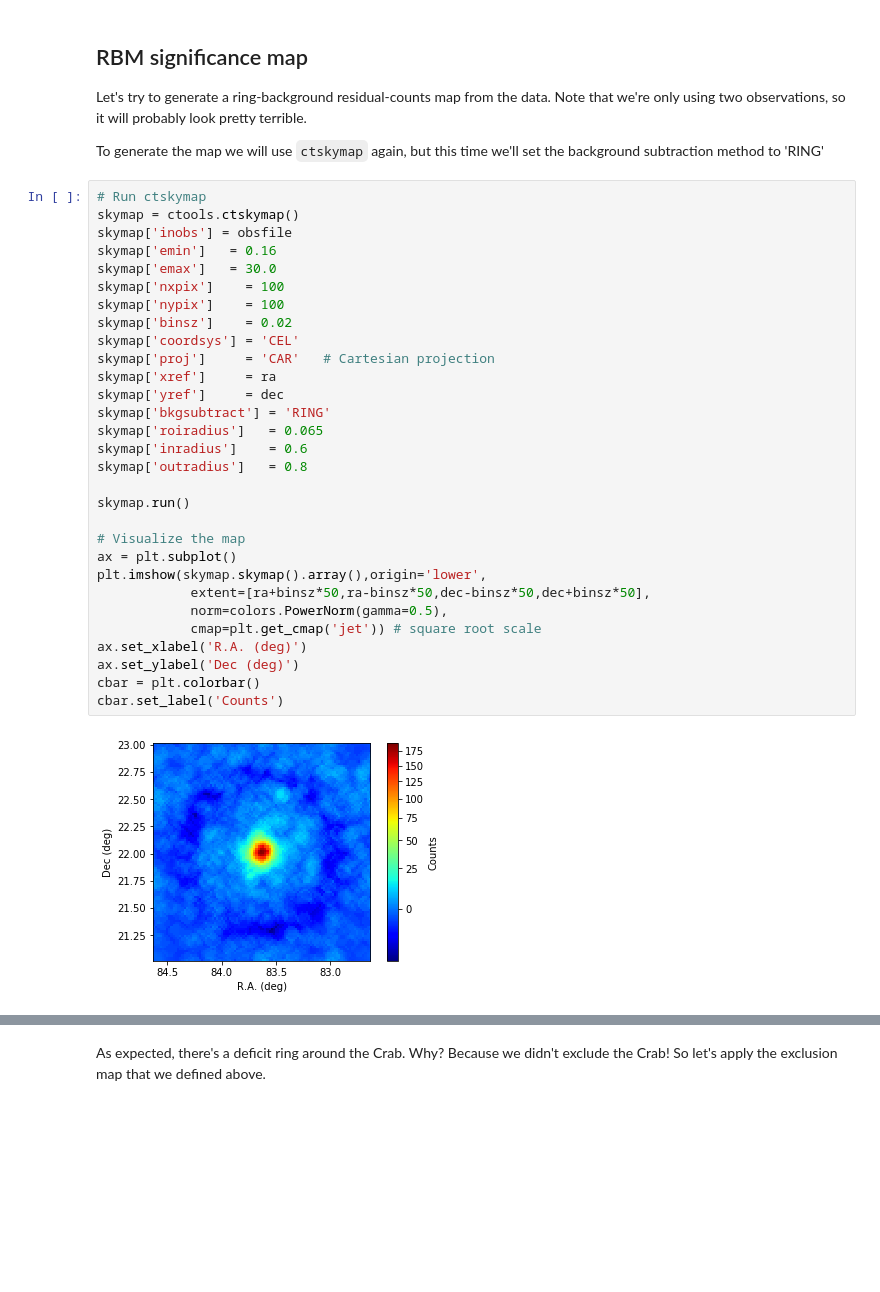
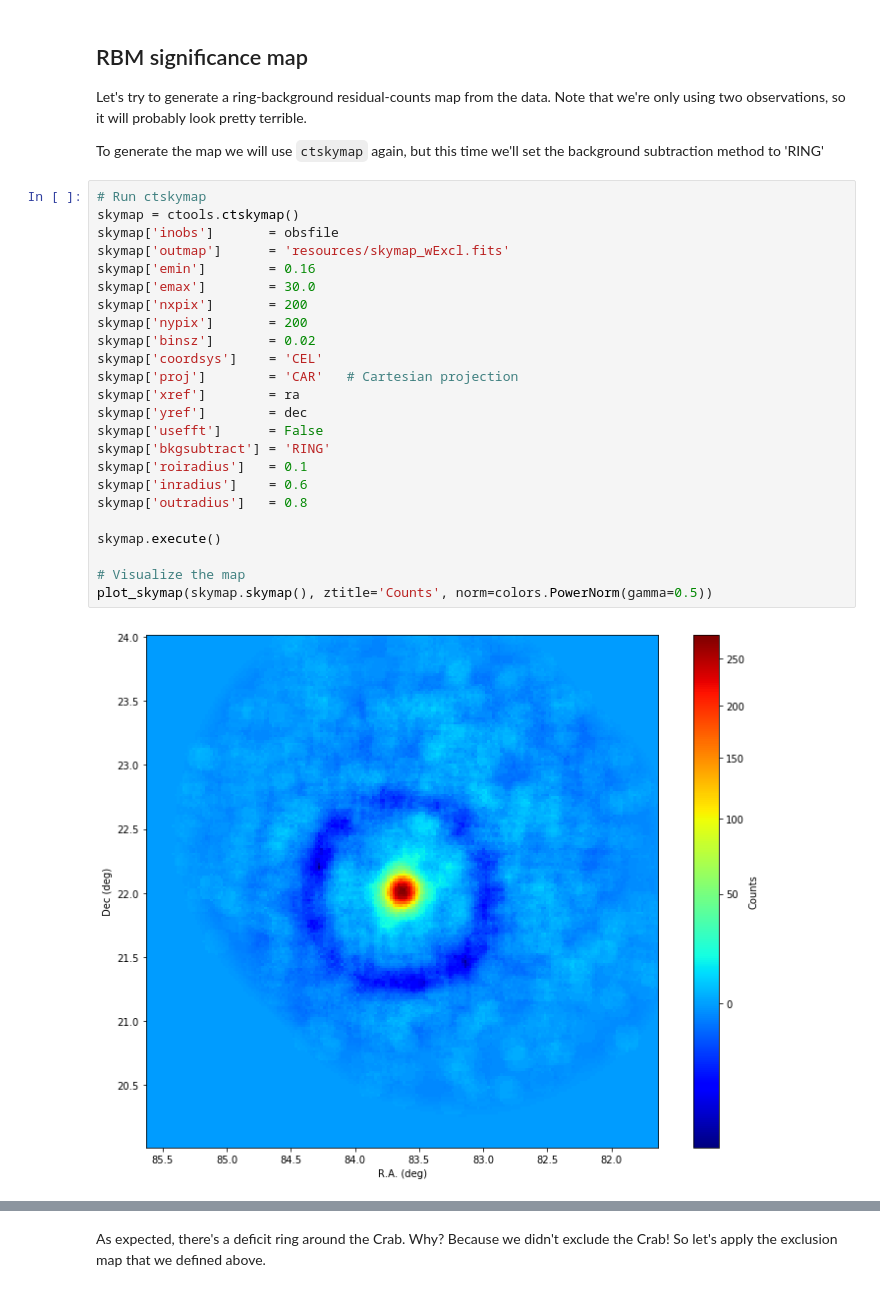
Before and after one commit to VERITAS-Observatory/V2DL3, a Jupyter notebook: notebooks/tutorials/ctools/veritas_ctools_classical_v2.ipynb, the cells around one changed output, grey strips where cells are left out. Drawn from its saved outputs; the diff is of its cells as text; blank space fills up the shorter version.

```diff
--- a/notebooks/tutorials/ctools/veritas_ctools_classical_v2.ipynb
+++ b/notebooks/tutorials/ctools/veritas_ctools_classical_v2.ipynb
@@ -141,32 +156,26 @@ To generate the map we will use `ctskymap` again, but this time we'll set the ba
 # %%
 # Run ctskymap
 skymap = ctools.ctskymap()
-skymap['inobs'] = obsfile
-skymap['emin']   = 0.16
-skymap['emax']   = 30.0
-skymap['nxpix']    = 100
-skymap['nypix']    = 100
-skymap['binsz']    = 0.02
-skymap['coordsys'] = 'CEL'
-skymap['proj']     = 'CAR'   # Cartesian projection
-skymap['xref']     = ra
-skymap['yref']     = dec
+skymap['inobs']       = obsfile
+skymap['outmap']      = 'resources/skymap_wExcl.fits'
+skymap['emin']        = 0.16
+skymap['emax']        = 30.0
+skymap['nxpix']       = 200
+skymap['nypix']       = 200
+skymap['binsz']       = 0.02
+skymap['coordsys']    = 'CEL'
+skymap['proj']        = 'CAR'   # Cartesian projection
+skymap['xref']        = ra
+skymap['yref']        = dec
+skymap['usefft']      = False
 skymap['bkgsubtract'] = 'RING'
-skymap['roiradius']   = 0.065
+skymap['roiradius']   = 0.1
 skymap['inradius']    = 0.6
 skymap['outradius']   = 0.8
 
-skymap.run()
+skymap.execute()
 
 # Visualize the map
-ax = plt.subplot()
-plt.imshow(skymap.skymap().array(),origin='lower',
-            extent=[ra+binsz*50,ra-binsz*50,dec-binsz*50,dec+binsz*50],
-            norm=colors.PowerNorm(gamma=0.5),
-            cmap=plt.get_cmap('jet')) # square root scale
-ax.set_xlabel('R.A. (deg)')
-ax.set_ylabel('Dec (deg)')
-cbar = plt.colorbar()
-cbar.set_label('Counts')
+plot_skymap(skymap.skymap(), ztitle='Counts', norm=colors.PowerNorm(gamma=0.5))
 # %% [output]
-[figure, old version]
+[figure, new version]
```
Also changed, not shown: parts of 20 cells of this notebook.
